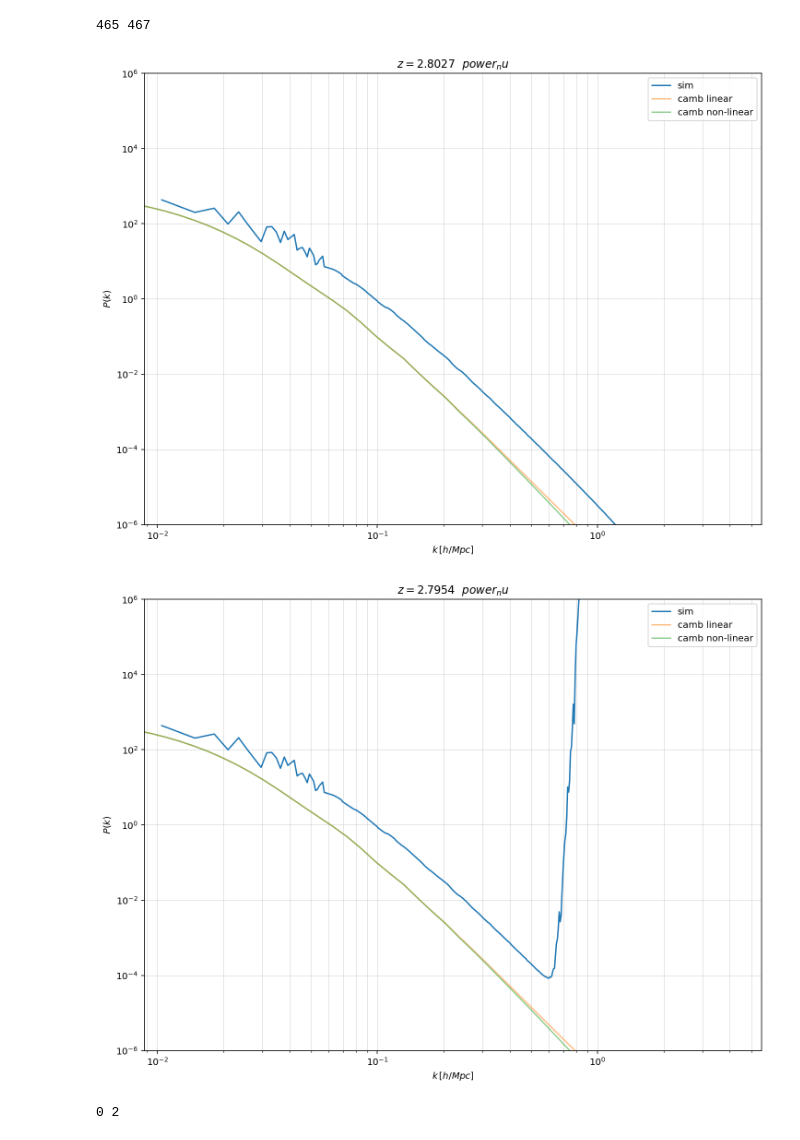
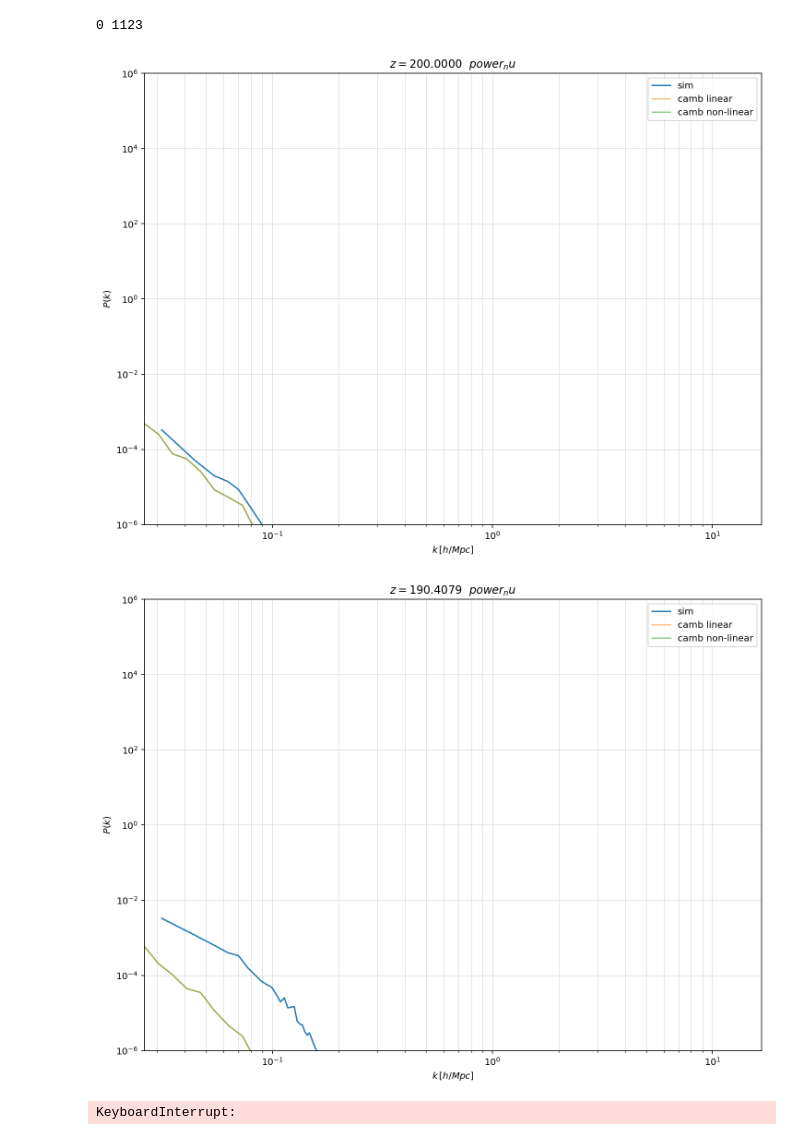
Before and after one commit to cosmologychen/cube_nu_new, a Jupyter notebook: neutrinos/PK.ipynb, the cells around one changed output. Saved outputs shown, nothing was run; the diff lists cells and outputs as text; code cells hidden in the pictures.

```diff
--- a/neutrinos/PK.ipynb
+++ b/neutrinos/PK.ipynb
@@ -2374,8 +2764,7 @@ def cambpower(z):
     k, zout,pk = results.get_matter_power_spectrum(minkh=1e-4, maxkh=kmax, npoints=100,var1=f'delta_{ptype}',var2=f'delta_{ptype}')
     return k,pk[0],pk_lin[0]
 
-path = '/home/cossim/cube_nu/output/GP600_512_1_0.1_2'
-path = '/home/cossim/cube_nu/test/output/zi_nu59_600_256_2_0.06_2'
+path = '/home/cossim/cube_nu/test/output/v4_pos_200_256_2_0.06_2'
 z_step = 1/np.fromfile(path+'/neutrinos/a_step.txt', dtype='float32')-1
 kh = np.loadtxt(path+'/neutrinos/k_values.txt')
 # ptype = 'tot'
@@ -2383,7 +2772,7 @@ kh = np.loadtxt(path+'/neutrinos/k_values.txt')
 ptype = 'nu'
 ftype = 'nu'
 mnu=0.1
-i1 = len(z_step)-2
+i1 = 0
 i2 = len(z_step)
 ii = 1
 print(i1,i2)
@@ -2392,37 +2781,37 @@ counts = 0
 for i in range(i1,i2)[::ii]:
     z = z_step[i]
     Redshift = f'{z:.4f}'
     pk = np.fromfile(path+f'/neutrinos/Pk_{ftype}/Pk_{ftype}_{Redshift}.txt', dtype='float32')
     if np.sum(pk) == 0:
         # print('z = %s no power spectrum'%Redshift)
         counts += 1
         continue
     k,pk_nl,pk_lin = cambpower(z_step[i])
 
     plt.figure(figsize=(12,9))
     plt.loglog(kh,pk,label = 'sim',alpha=1)
     plt.loglog(k,pk_nl,label = 'camb linear',alpha=0.5)
     plt.loglog(k,pk_lin,label = 'camb non-linear',alpha=0.5)
     plt.grid(True, which='both', linewidth=0.3)  # 打开主要和次要网格线，linewidth为0.3
     plt.xlim([min(kh)/1.2, max(kh)*1.2])
     plt.xlabel('$k\,[h/{ Mpc}]$')
     plt.ylabel('$P(k)$')
     plt.legend(loc='upper right')
     plt.title('$z='+str(Redshift)+f'\,\,\,\,power_{ftype}$')
     plt.ylim(1e-6,1e6)
     # 添加上边和右边的坐标轴
     ax = plt.gca()
     ax.spines['top'].set_visible(True)
     ax.spines['right'].set_visible(True)
 
     plt.show()
     plt.close()
 print(counts,len(z_step[i1:i2][::ii]))
 # %% [output]
-465 467
+0 1123
-[figure, old version]
+[figure, new version]
-[figure, old version]
+[figure, new version]
-0 2
+KeyboardInterrupt:
 # %%
 
 def cambpowers(z,ptype):
```
Also changed, not shown: parts of 16 cells of this notebook, 8 other files.
